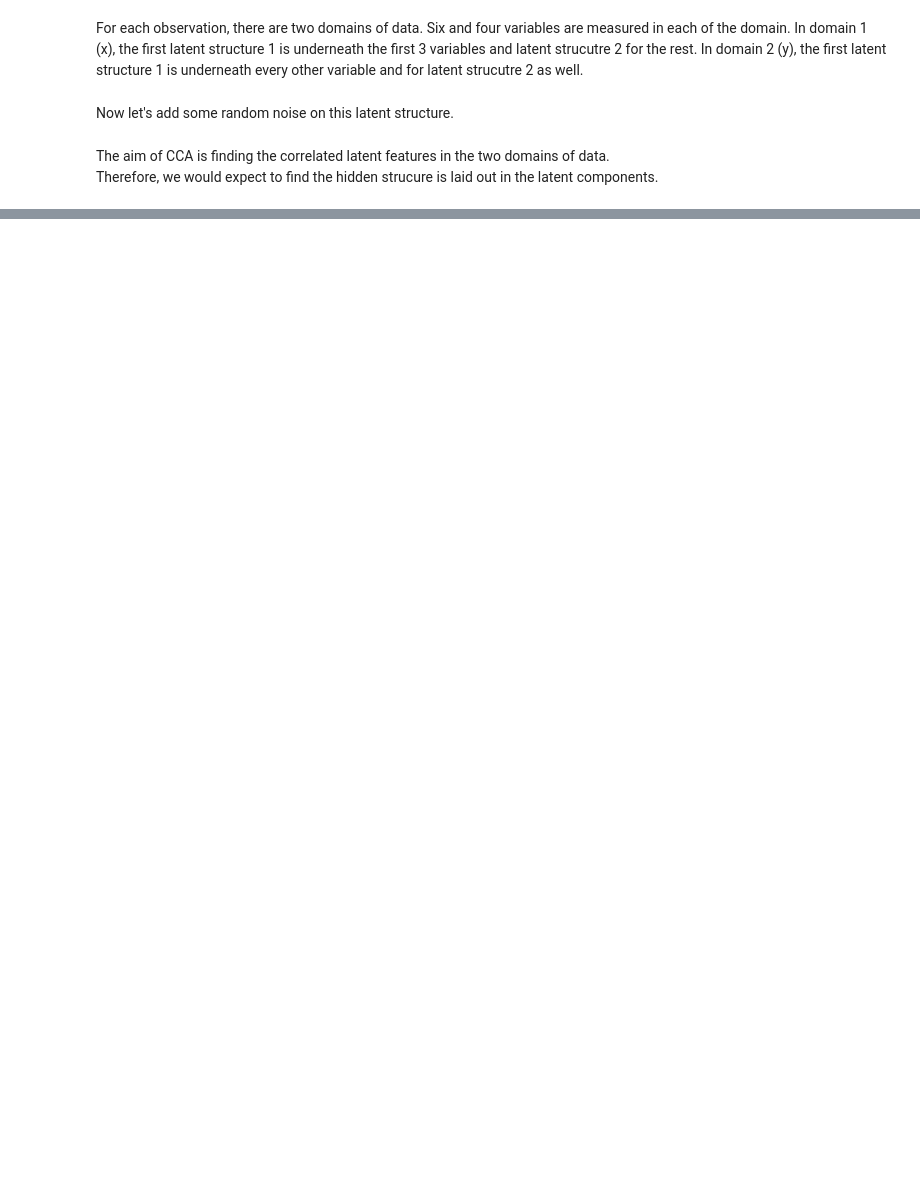
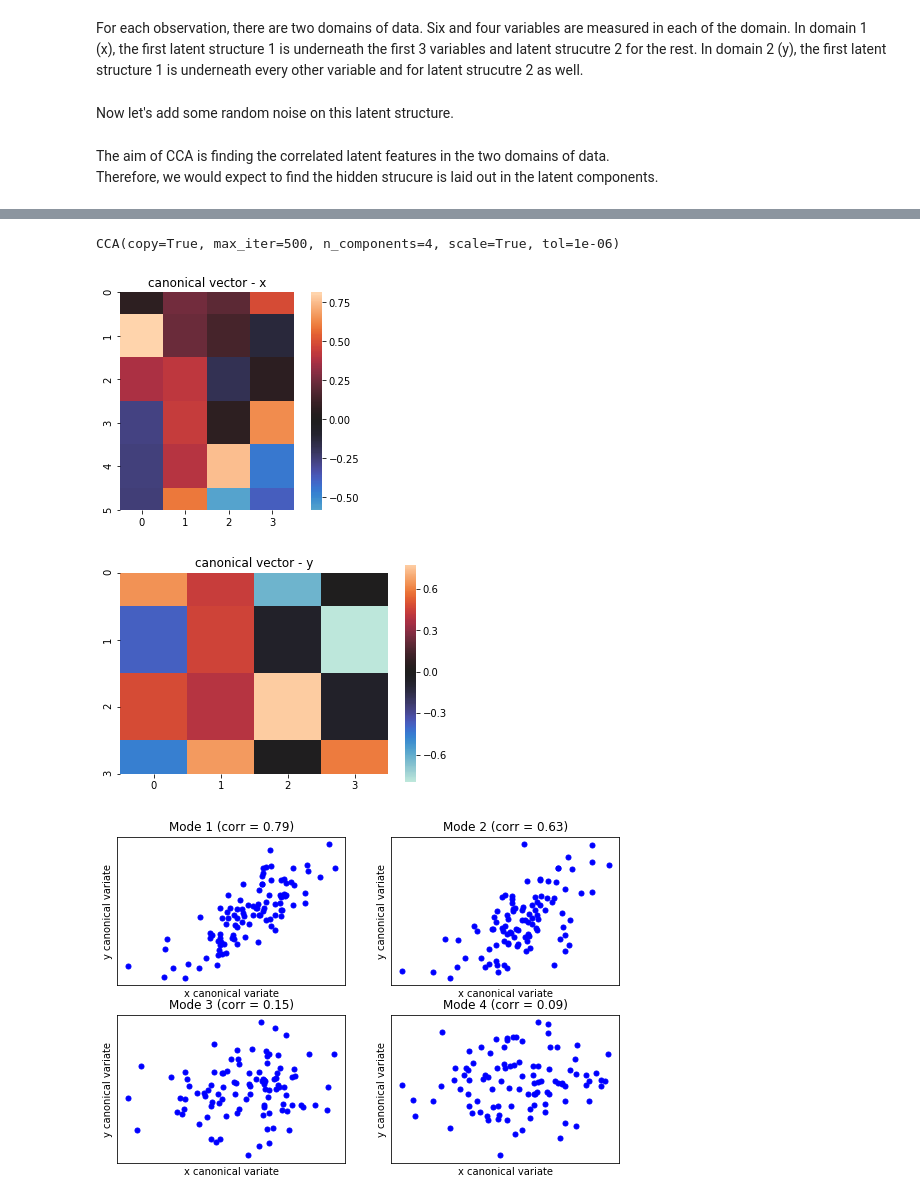
Before and after one commit to htwangtw/cca_primer, a Jupyter notebook: cca_notebook.ipynb, the cells around one changed output, grey strips where cells are left out. Saved outputs shown, nothing was run; the diff lists cells and outputs as text; code cells hidden in the pictures; blank space fills up the shorter version.

```diff
--- a/cca_notebook.ipynb
+++ b/cca_notebook.ipynb
@@ -156,0 +152,17 @@ for i in range(N):
+# %%
+cca = skCCA(n_components=4)
+cca.fit(X, Y)
+# %% [output]
+CCA(copy=True, max_iter=500, n_components=4, scale=True, tol=1e-06)
+# %%
+s = np.corrcoef(cca.x_scores_.T, cca.y_scores_.T).diagonal(offset=cca.n_components)
+a = cca.x_weights_
+b = cca.y_weights_
+
+X_score, Y_score = cca.x_scores_, cca.y_scores_
+
+plot_cca(a, b, X_score, Y_score, s)  # predefined plotting function
+# %% [output]
+[figure, added]
+[figure, added]
+[figure, added]
```
Also changed, not shown: parts of 36 cells of this notebook, 1 other file.
